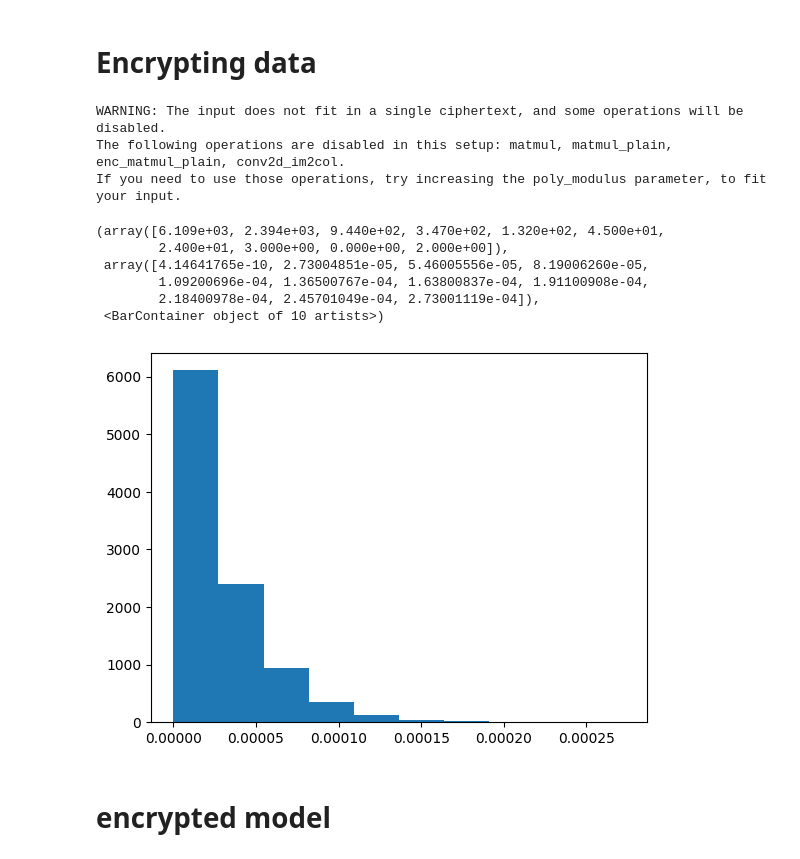
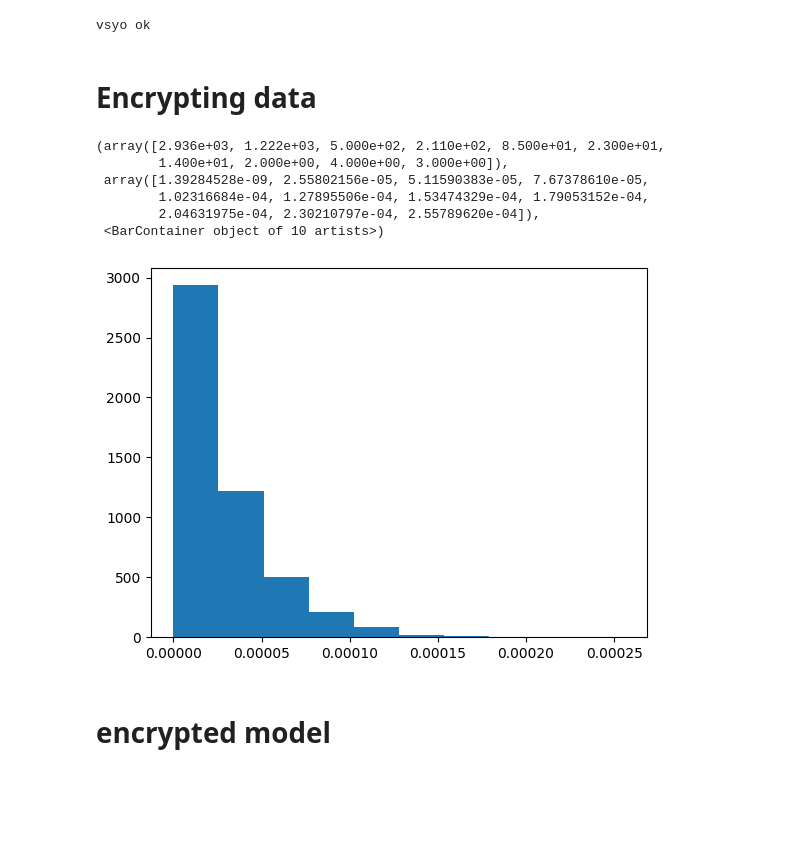
Before and after one commit to HovhannesManushyan/EMSNET, a Jupyter notebook: notebooks/main_on_generated_data.ipynb, the cells around one changed output. Drawn from its saved outputs; the diff is of its cells as text; code cells hidden in the pictures; blank space fills up the shorter version.

Commit message:
enc conv worked

```diff
--- a/notebooks/main_on_generated_data.ipynb
+++ b/notebooks/main_on_generated_data.ipynb
@@ -47,28 +7,14 @@ Epoch 4/4
+# %%
+
+def random_data(m=1024, n=1):
+    # data separable by the line `y = x`
+    x_train = torch.rand(m, n)
+    x_test = torch.rand(m // 2, n)
+    y_train = (x_train[:, 0] > 0.5).float().unsqueeze(0).t()
+    y_test = (x_test[:, 0] > 0.5).float().unsqueeze(0).t()
+    return x_train, y_train, x_test, y_test
 # %%
-import torch
-import torch.nn as nn
-
-data = np.random.rand(10000).reshape((-1, 1))
-y = data < 0.5
-y = y.reshape((-1, 1))
-
-data_test = np.random.rand(1000).reshape((-1, 1))
-y_test = data_test < 0.5
-y_test = y_test.reshape((-1, 1))
-
-y = y.astype(float)
-y_test = y_test.astype(float)
-
-data = torch.from_numpy(data)
-y = torch.from_numpy(y)
-data_test = torch.from_numpy(data_test)
-y_test = torch.from_numpy(y_test)
-
-y = y.type(torch.float32)
-y_test = y_test.type(torch.float32)
-
-data = data.type(torch.float32)
-data_test = data_test.type(torch.float32)
+x_train, y_train, x_test, y_test = random_data(m=10000)
 
 
 class SampleModel(nn.Module):
@@ -83,7 +29,6 @@ class SampleModel(nn.Module):
         x = self.sigmoid(x)
         x = self.layer2(x)
         x = self.sigmoid(x)
-        # print(x)
         return x
 
 
@@ -91,10 +36,10 @@ sample_model = SampleModel()
 loss_fn = nn.BCELoss()
 optimizer = torch.optim.Adam(sample_model.parameters())
 batch_size = 10
-data = torch.split(data, batch_size)
-y = torch.split(y, batch_size)
+data = torch.split(x_train, batch_size)
+y = torch.split(y_train, batch_size)
 
-for epoch in range(4):
+for epoch in range(5):
     for i in range(len(data)):
         optimizer.zero_grad()
         output = sample_model(data[i])
@@ -105,7 +50,7 @@ for epoch in range(4):
         print('Epoch {} Loss {} Accuracy {}'.format(epoch, loss.item(), accuracy))
 
 with torch.no_grad():
-    output_test = sample_model(data_test)
+    output_test = sample_model(x_test)
     accuracy_test = (output_test.round() == y_test).float().mean()
     print('Test Accuracy:', accuracy_test.item())
 # %% [output]
@@ -129 +86,7 @@ Test Accuracy: 0.9990000128746033
+# %%
+data = torch.split(x_test, 1)
+
+test_layer_by_layer_model(sample_model, data)
+# %% [output]
+vsyo ok
 # %% [markdown]
@@ -184,17 +140,14 @@ y_test = y_test.reshape((-1, 1))
 # %%
 plt.hist(
-    np.abs(np.array(prepare_input(context, data.reshape((-1, 10000))[0]).decrypt()) - data.reshape((-1, 10000)))[0])
+    np.abs(np.array(prepare_input(context, torch.flatten(x_test)).decrypt()) - np.array(torch.flatten(x_test))))
 # %% [output]
-WARNING: The input does not fit in a single ciphertext, and some operations will be disabled.
-The following operations are disabled in this setup: matmul, matmul_plain, enc_matmul_plain, conv2d_im2col.
-If you need to use those operations, try increasing the poly_modulus parameter, to fit your input.
+(array([2.936e+03, 1.222e+03, 5.000e+02, 2.110e+02, 8.500e+01, 2.300e+01,
+        1.400e+01, 2.000e+00, 4.000e+00, 3.000e+00]),
+ array([1.39284528e-09, 2.55802156e-05, 5.11590383e-05, 7.67378610e-05,
+        1.02316684e-04, 1.27895506e-04, 1.53474329e-04, 1.79053152e-04,
+        2.04631975e-04, 2.30210797e-04, 2.55789620e-04]),
+ <BarContainer object of 10 artists>)
-(array([6.109e+03, 2.394e+03, 9.440e+02, 3.470e+02, 1.320e+02, 4.500e+01,
-        2.400e+01, 3.000e+00, 0.000e+00, 2.000e+00]),
- array([4.14641765e-10, 2.73004851e-05, 5.46005556e-05, 8.19006260e-05,
-        1.09200696e-04, 1.36500767e-04, 1.63800837e-04, 1.91100908e-04,
-        2.18400978e-04, 2.45701049e-04, 2.73001119e-04]),
- <BarContainer object of 10 artists>)
-[figure, old version]
+[figure, new version]
 # %% [markdown]
 
 
```
Also changed, not shown: parts of 16 cells of this notebook, 5 other files.
